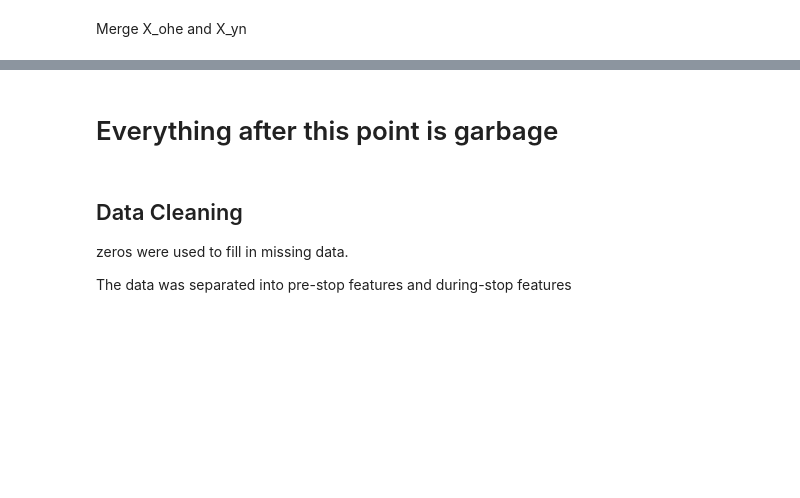
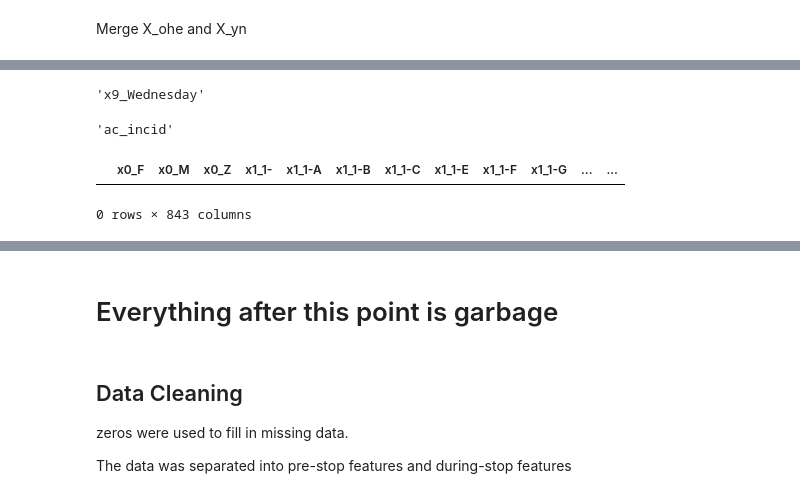
Before and after one commit to StevenDye/stop-and-frisk, a Jupyter notebook: SD_Notebook.ipynb, the cells around one changed output, grey strips where cells are left out. Saved outputs shown, nothing was run; the diff lists cells and outputs as text; code cells hidden in the pictures; blank space fills up the shorter version.

```diff
--- a/SD_Notebook.ipynb
+++ b/SD_Notebook.ipynb
@@ -142,0 +134,13 @@ rf_feature_df.T
+# %%
+max(rf_feature_df)
+# %% [output]
+'x9_Wednesday'
+# %%
+min(rf_feature_df)
+# %% [output]
+'ac_incid'
+# %%
+rf_feature_df.drop(0)
+# %% [output]
+|  | x0_F | x0_M | x0_Z | x1_1- | x1_1-A | x1_1-B | x1_1-C | x1_1-E | x1_1-F | x1_1-G | ... | ... |
+0 rows × 843 columns
```
Also changed, not shown: parts of 19 cells of this notebook, 1 other file.
